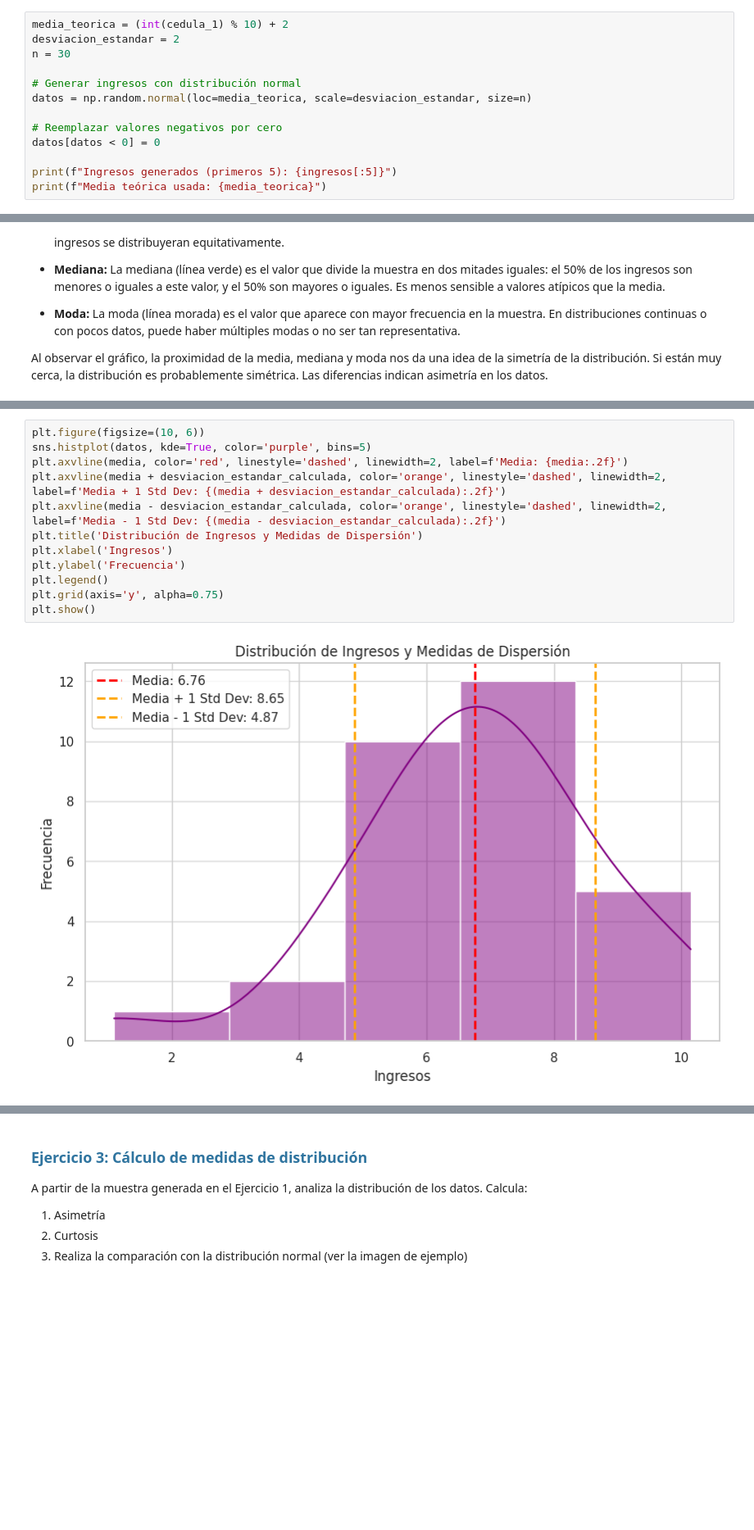
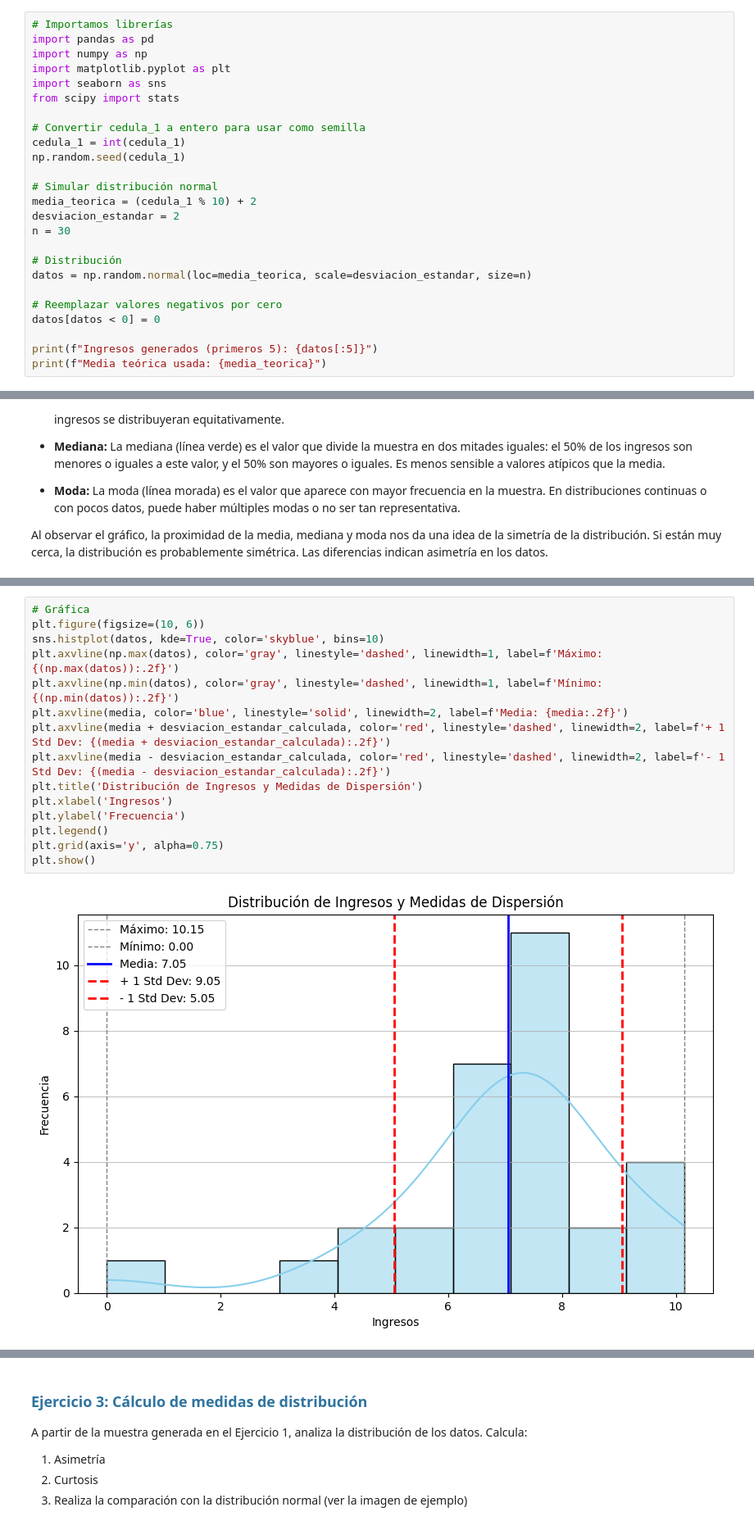
Before and after one commit to JulianCarvajal/BeatAnalytics, a Jupyter notebook: sesiones_practicas/sp_2_natalia_bernal_julian_carvajal.ipynb, the cells around one changed output, grey strips where cells are left out. Shown at 82% size. Saved outputs shown, nothing was run; the diff lists cells and outputs as text; blank space fills up the shorter version.

```diff
--- a/sesiones_practicas/sp_2_natalia_bernal_julian_carvajal.ipynb
+++ b/sesiones_practicas/sp_2_natalia_bernal_julian_carvajal.ipynb
@@ -55,15 +40,27 @@ A continuación, generamos los ingresos simulados con una distribución normal,
 # %%
-media_teorica = (int(cedula_1) % 10) + 2
+# Importamos librerías
+import pandas as pd
+import numpy as np
+import matplotlib.pyplot as plt
+import seaborn as sns
+from scipy import stats
+
+# Convertir cedula_1 a entero para usar como semilla
+cedula_1 = int(cedula_1)
+np.random.seed(cedula_1)
+
+# Simular distribución normal
+media_teorica = (cedula_1 % 10) + 2
 desviacion_estandar = 2
 n = 30
 
-# Generar ingresos con distribución normal
+# Distribución
 datos = np.random.normal(loc=media_teorica, scale=desviacion_estandar, size=n)
 
 # Reemplazar valores negativos por cero
 datos[datos < 0] = 0
 
-print(f"Ingresos generados (primeros 5): {ingresos[:5]}")
+print(f"Ingresos generados (primeros 5): {datos[:5]}")
 print(f"Media teórica usada: {media_teorica}")
 # %% [output]
 Ingresos generados (primeros 5): [6.84396185 8.05123322 9.71407847 8.07835744 8.06627886]
@@ -165,17 +147,20 @@ Coeficiente de variación de los ingresos: 27.97%
 # %%
+# Gráfica
 plt.figure(figsize=(10, 6))
-sns.histplot(datos, kde=True, color='purple', bins=5)
-plt.axvline(media, color='red', linestyle='dashed', linewidth=2, label=f'Media: {media:.2f}')
-plt.axvline(media + desviacion_estandar_calculada, color='orange', linestyle='dashed', linewidth=2, label=f'Media + 1 Std Dev: {(media + desviacion_estandar_calculada):.2f}')
-plt.axvline(media - desviacion_estandar_calculada, color='orange', linestyle='dashed', linewidth=2, label=f'Media - 1 Std Dev: {(media - desviacion_estandar_calculada):.2f}')
+sns.histplot(datos, kde=True, color='skyblue', bins=10)
+plt.axvline(np.max(datos), color='gray', linestyle='dashed', linewidth=1, label=f'Máximo: {(np.max(datos)):.2f}')
+plt.axvline(np.min(datos), color='gray', linestyle='dashed', linewidth=1, label=f'Mínimo: {(np.min(datos)):.2f}')
+plt.axvline(media, color='blue', linestyle='solid', linewidth=2, label=f'Media: {media:.2f}')
+plt.axvline(media + desviacion_estandar_calculada, color='red', linestyle='dashed', linewidth=2, label=f'+ 1 Std Dev: {(media + desviacion_estandar_calculada):.2f}')
+plt.axvline(media - desviacion_estandar_calculada, color='red', linestyle='dashed', linewidth=2, label=f'- 1 Std Dev: {(media - desviacion_estandar_calculada):.2f}')
 plt.title('Distribución de Ingresos y Medidas de Dispersión')
 plt.xlabel('Ingresos')
 plt.ylabel('Frecuencia')
 plt.legend()
 plt.grid(axis='y', alpha=0.75)
 plt.show()
 # %% [output]
-[figure, old version]
+[figure, new version]
 # %% [markdown]
 ### Interpretación del Ejercicio 2:
 
```
Also changed, not shown: parts of 8 cells of this notebook.
